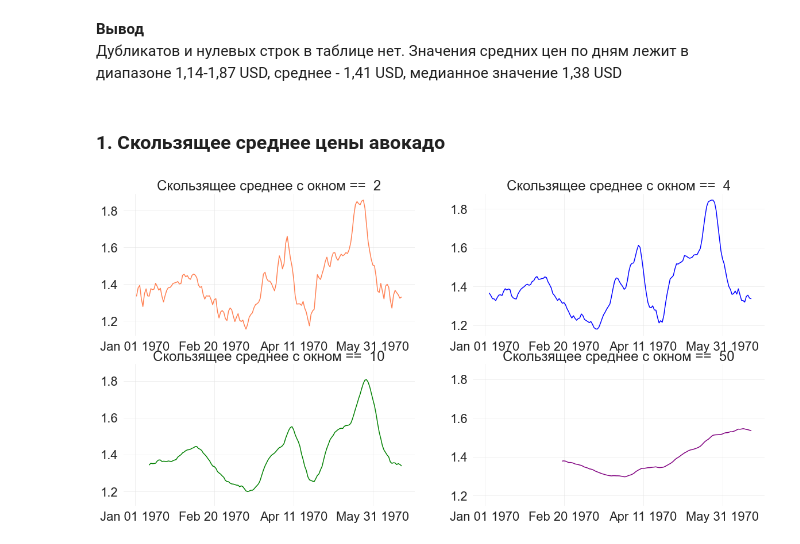
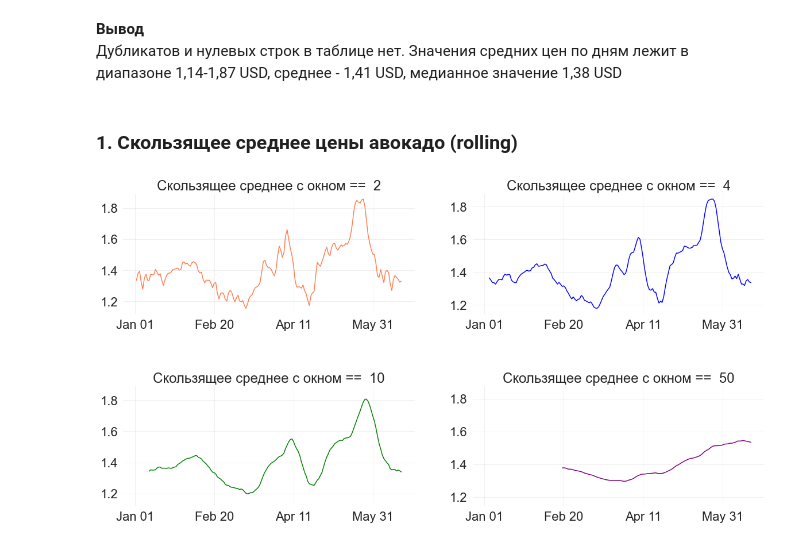
Before and after one commit to MadinaTim/data_analysis_KC_python, a Jupyter notebook: analysis_of_avocado.ipynb, the cells around one changed output. Cells and saved outputs as stored; diff of their text form; code cells hidden in the pictures.

```diff
--- a/analysis_of_avocado.ipynb
+++ b/analysis_of_avocado.ipynb
@@ -11,8 +12,9 @@ sns.set(
 )
 # %% [markdown]
 # Анализ цен на Avocado Haas в США
-# %%
-avocado_mean = pd.read_csv('C:/Users/mi/Downloads/my_files/mnt/HC_Volume_18315164/home-jupyter/jupyter-m-fazylova-17/Lesson_6/avocado_mean.csv', index_col=0, squeeze=True, parse_dates=['Date'])
+# %%
+avocado_mean = pd.read_csv(avocado_mean)
+avocado_full = pd.read_csv(avocado_full)
 # %% [markdown]
 ### Описание данных
 *В датафрейме находятся данные не за каждый день, а за конец каждой недели*
@@ -62,4 +70,4 @@ avocado_mean.duplicated().sum()
 **Вывод** <br>
 Дубликатов и нулевых строк в таблице нет. Значения средних цен по дням лежит в диапазоне 1,14-1,87 USD, среднее - 1,41 USD, медианное значение 1,38 USD
 # %% [markdown]
-### 1. Скользящее среднее цены авокадо
+### 1. Скользящее среднее цены авокадо (rolling)
@@ -68,19 +74,21 @@ avocado_mean.duplicated().sum()
 # %%
 fig, axes = plt.subplots(nrows=2, ncols=2, figsize=(20, 10), sharey='col', sharex=True)
 
 windows = [2, 4, 10, 50]
 colors = ['coral', 'blue', 'green', 'purple']
 
 for window, ax, color in zip(windows, axes.flatten(), colors):
     ax.plot(avocado_mean.rolling(window=window).mean(), label=window, color=color)
 for ax in axes.flatten():
     ax.set_frame_on(False)
-    ax.xaxis.set_major_formatter(mdates.DateFormatter('%b %d %Y'))
+    ax.xaxis.set_major_formatter(mdates.DateFormatter('%b %d'))
     ax.grid(True, color='#e2e2e2', alpha=0.5)
 
 for name, ax in zip(['2','4','10','50'], axes.flatten()):
     ax.set(title='Скользящее среднее с окном ==  {}'.format(name))
     ax.tick_params(labelbottom=True, which='both')
+
+plt.subplots_adjust(wspace=0.2, hspace=0.6)
 plt.show()
 # %% [output]
-[figure, old version]
+[figure, new version]
```
Also changed, not shown: parts of 24 cells of this notebook.
